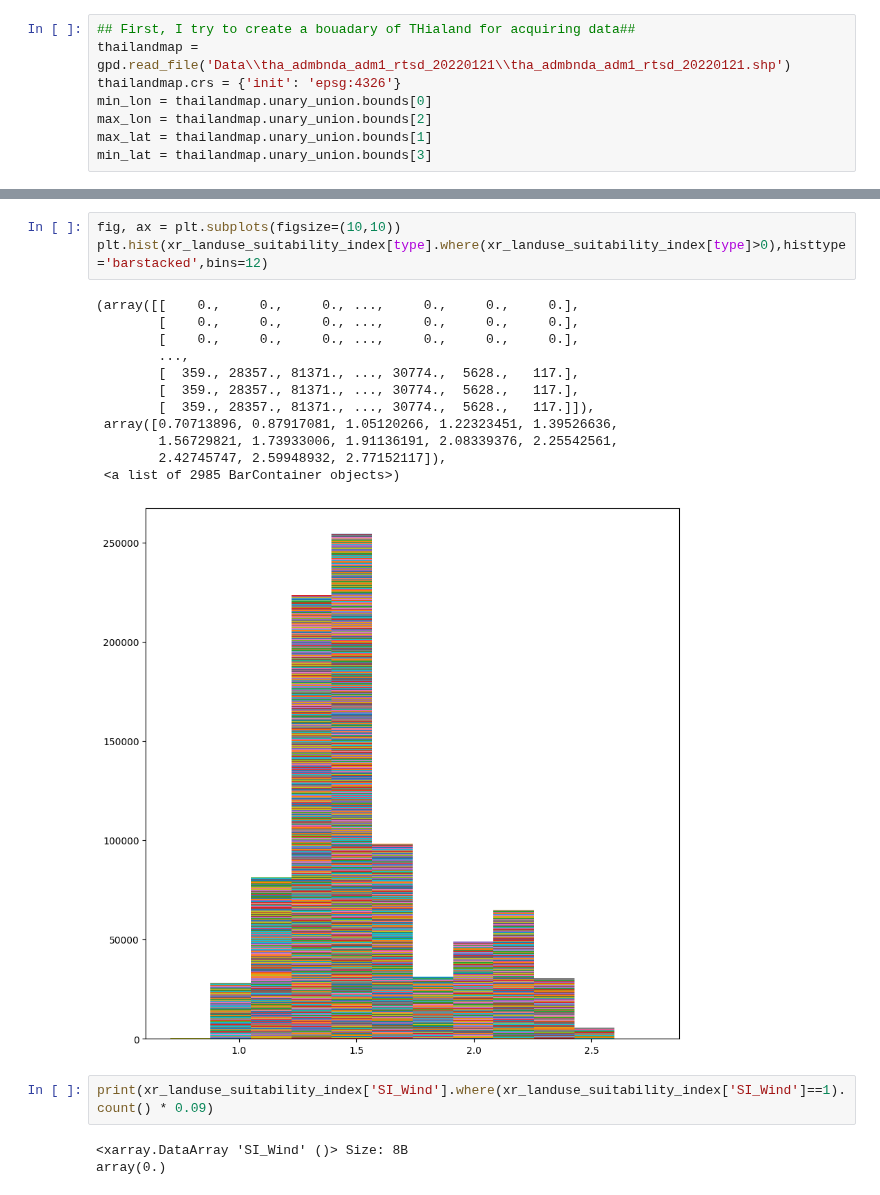
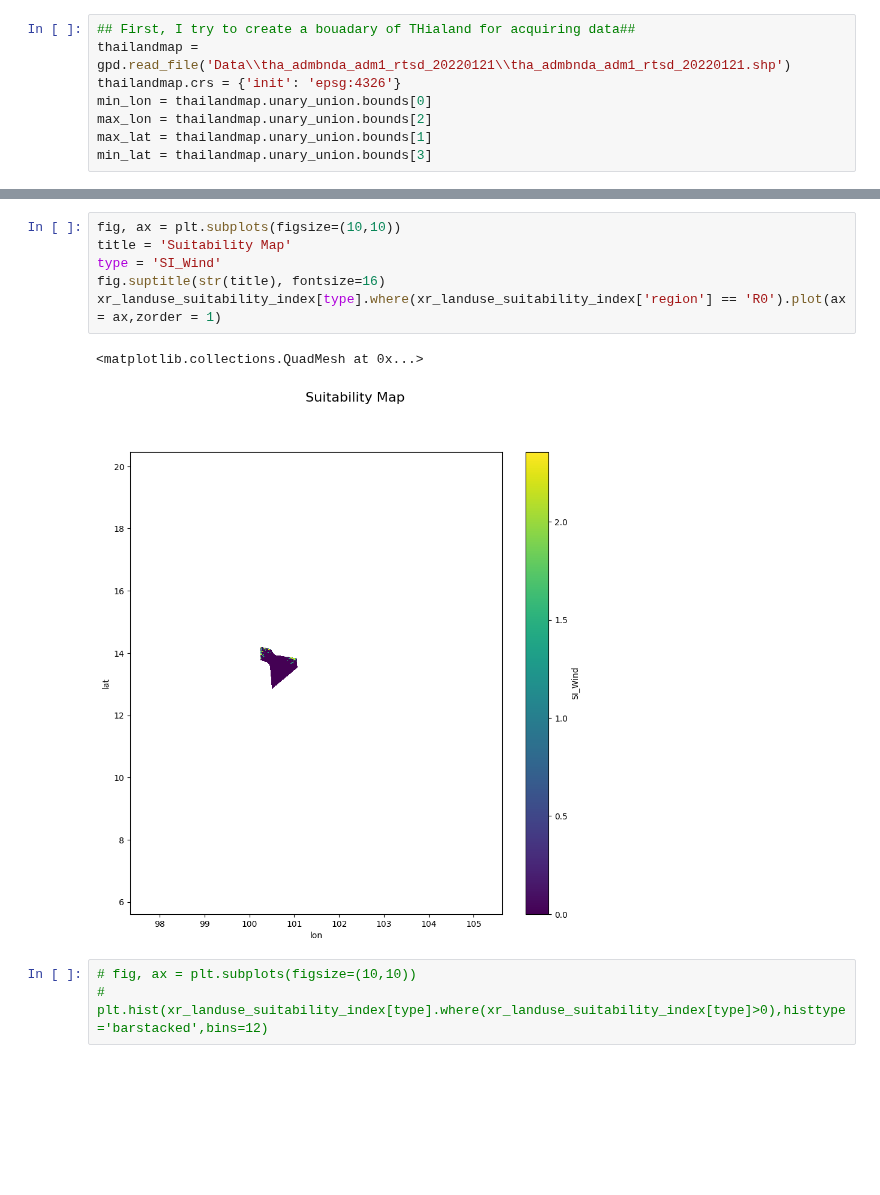
Before and after one commit to NarasetS/REPowerPlant_Siting, a Jupyter notebook: Checking_SI_map.ipynb, the cells around one changed output, grey strips where cells are left out. Cells and saved outputs as stored; diff of their text form; blank space fills up the shorter version.

```diff
--- a/Checking_SI_map.ipynb
+++ b/Checking_SI_map.ipynb
@@ -41,21 +163,12 @@ Data variables:
+# %%
+fig, ax = plt.subplots(figsize=(10,10))
+title = 'Suitability Map'
+type = 'SI_Wind'
+fig.suptitle(str(title), fontsize=16)
+xr_landuse_suitability_index[type].where(xr_landuse_suitability_index['region'] == 'R0').plot(ax = ax,zorder = 1)
+# %% [output]
+<matplotlib.collections.QuadMesh at 0x...>
+[figure, added]
 # %%
-fig, ax = plt.subplots(figsize=(10,10))
-plt.hist(xr_landuse_suitability_index[type].where(xr_landuse_suitability_index[type]>0),histtype ='barstacked',bins=12)
+# fig, ax = plt.subplots(figsize=(10,10))
+# plt.hist(xr_landuse_suitability_index[type].where(xr_landuse_suitability_index[type]>0),histtype ='barstacked',bins=12)
-# %% [output]
-(array([[    0.,     0.,     0., ...,     0.,     0.,     0.],
-        [    0.,     0.,     0., ...,     0.,     0.,     0.],
-        [    0.,     0.,     0., ...,     0.,     0.,     0.],
-        ...,
-        [  359., 28357., 81371., ..., 30774.,  5628.,   117.],
-        [  359., 28357., 81371., ..., 30774.,  5628.,   117.],
-        [  359., 28357., 81371., ..., 30774.,  5628.,   117.]]),
- array([0.70713896, 0.87917081, 1.05120266, 1.22323451, 1.39526636,
-        1.56729821, 1.73933006, 1.91136191, 2.08339376, 2.25542561,
-        2.42745747, 2.59948932, 2.77152117]),
- <a list of 2985 BarContainer objects>)
-[figure, removed]
-# %%
-print(xr_landuse_suitability_index['SI_Wind'].where(xr_landuse_suitability_index['SI_Wind']==1).count() * 0.09)
-# %% [output]
-<xarray.DataArray 'SI_Wind' ()> Size: 8B
-array(0.)
```
Also changed, not shown: parts of 7 cells of this notebook, 3 other files.
